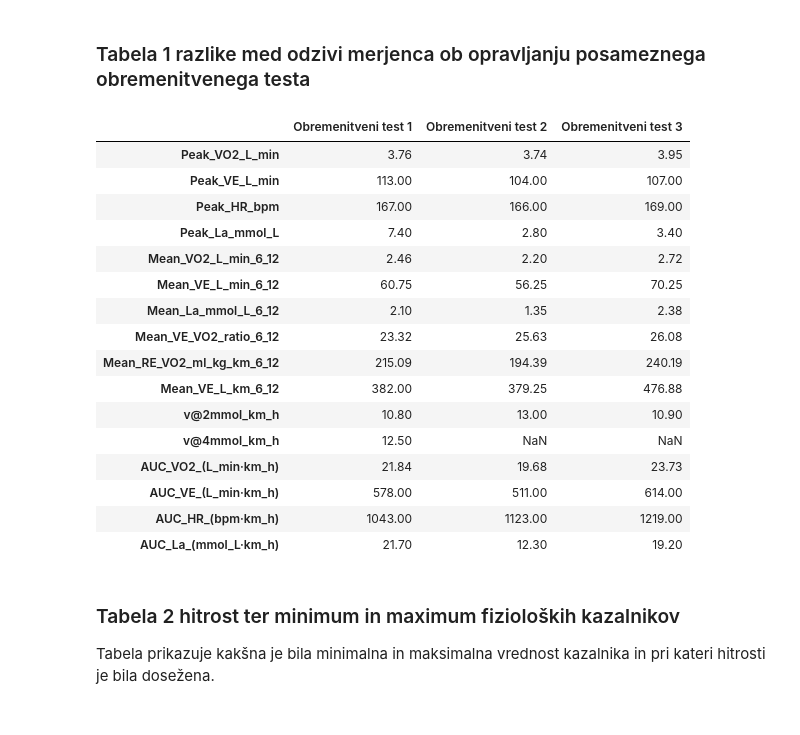
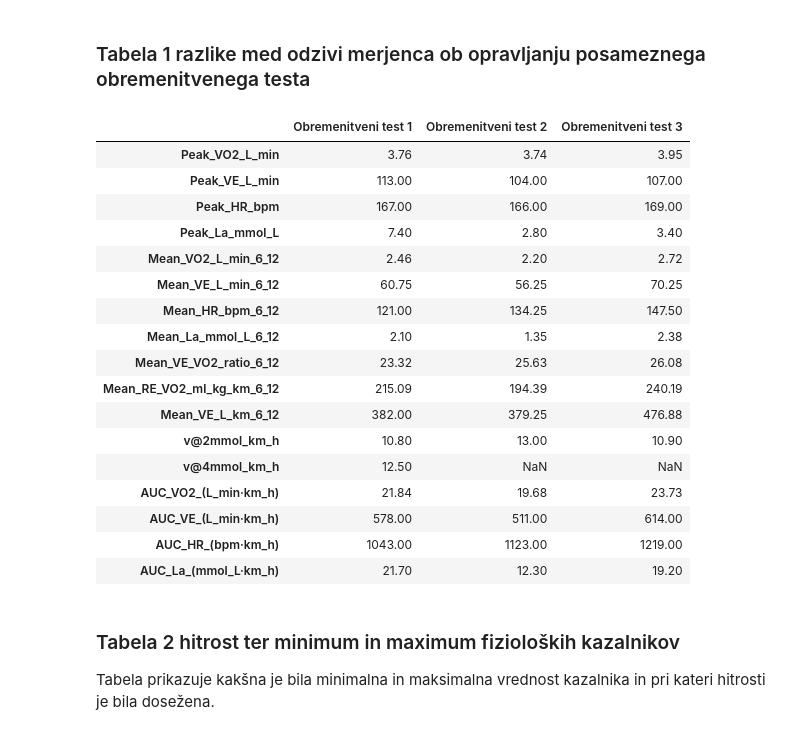
Before and after one commit to jkovse-fsp/statistika-vaje, a Jupyter notebook: metode_proučevanja_doglotrajnega_napora.ipynb, the cells around one changed output. Cells and saved outputs as stored; diff of their text form; code cells hidden in the pictures.

```diff
--- a/metode_proučevanja_doglotrajnega_napora.ipynb
+++ b/metode_proučevanja_doglotrajnega_napora.ipynb
@@ -248,10 +204,11 @@ peak_values = peak_values.rename(index={
 # mean values from 6 to 12 km/h
 mean_subset = gxt_test[gxt_test.V <= 12]
 
-mean_values = mean_subset[['test', 'Vo2', 'Ve', 'La', 'Ve_Vo2_ratio']].groupby('test').mean().T
+mean_values = mean_subset[['test', 'Vo2', 'Ve', 'HR', 'La', 'Ve_Vo2_ratio']].groupby('test').mean().T
 mean_values = mean_values.rename(index={
     "Vo2": "Mean_VO2_L_min_6_12",
     "Ve":  "Mean_VE_L_min_6_12",
+    'HR':  'Mean_HR_bpm_6_12',
     "La":  "Mean_La_mmol_L_6_12",
     "Ve_Vo2_ratio": "Mean_VE_VO2_ratio_6_12"
 })
@@ -281,34 +238,36 @@ obla_df = obla_df.rename(index={
 #auc values
 auc_vars = ['Vo2', 'Ve', 'HR', 'La']
 auc_df = (
     gxt_test.sort_values('V')
       .groupby('test')
       .apply(lambda g: g[auc_vars].apply(lambda y: np.trapz(y, g['V'])), include_groups=False)
 ).T
 
 auc_df = auc_df.rename(index={
     "Vo2": "AUC_VO2_(L_min·km_h)",
     "Ve":  "AUC_VE_(L_min·km_h)",
     "HR":  "AUC_HR_(bpm·km_h)",
     "La":  "AUC_La_(mmol_L·km_h)"
 })
 
 summary_df = pd.concat(
     [peak_values, mean_values, economy_mean, obla_df, auc_df],
     axis=0
 ).round(2)
 
 summary_df.columns = [f"Obremenitveni test {int(c)}" for c in summary_df.columns]
 
-summary_df
+summary_df.to_excel('Tabela_1.xlsx', index=True)
+display(summary_df)
 # %% [output]
 |  | Obremenitveni test 1 | Obremenitveni test 2 | Obremenitveni test 3 |
 | Peak_VO2_L_min | 3.76 | 3.74 | 3.95 |
 | Peak_VE_L_min | 113.00 | 104.00 | 107.00 |
 | Peak_HR_bpm | 167.00 | 166.00 | 169.00 |
 | Peak_La_mmol_L | 7.40 | 2.80 | 3.40 |
 | Mean_VO2_L_min_6_12 | 2.46 | 2.20 | 2.72 |
 | Mean_VE_L_min_6_12 | 60.75 | 56.25 | 70.25 |
+| Mean_HR_bpm_6_12 | 121.00 | 134.25 | 147.50 |
 | Mean_La_mmol_L_6_12 | 2.10 | 1.35 | 2.38 |
 | Mean_VE_VO2_ratio_6_12 | 23.32 | 25.63 | 26.08 |
 | Mean_RE_VO2_ml_kg_km_6_12 | 215.09 | 194.39 | 240.19 |
```
Also changed, not shown: parts of 6 cells of this notebook.
